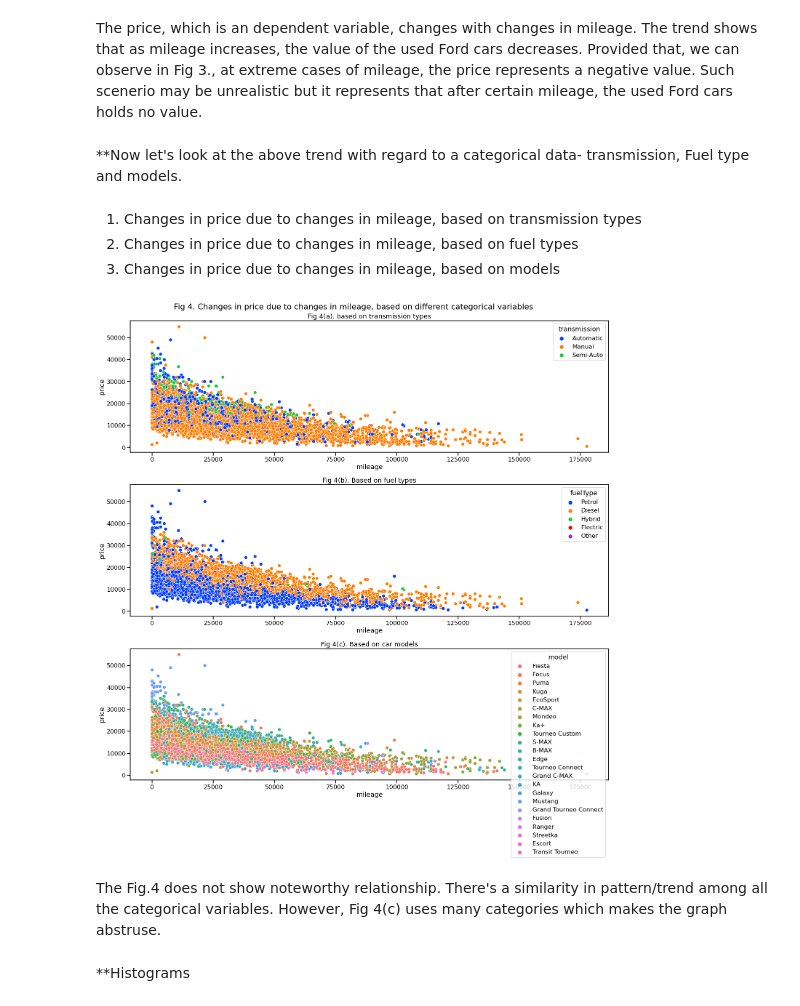
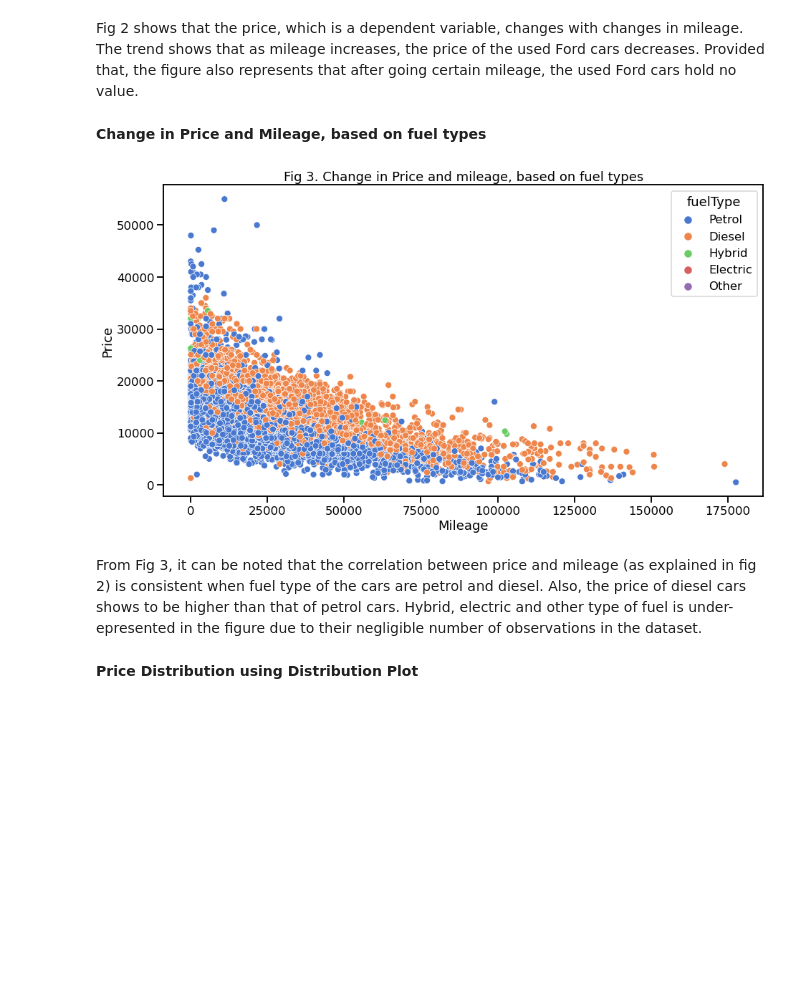
Before and after one commit to nuzhat-masud/ford_used_cars_analysis, a Jupyter notebook: ford_used_cars_EDA.ipynb, the cells around one changed output. Cells and saved outputs as stored; diff of their text form; code cells hidden in the pictures; blank space fills up the shorter version.

```diff
--- a/ford_used_cars_EDA.ipynb
+++ b/ford_used_cars_EDA.ipynb
@@ -179,38 +201,24 @@ plt.show()
 # %% [markdown]
-The price, which is an dependent variable, changes with changes in mileage. The trend shows that as mileage increases, the value of the used Ford cars decreases. Provided that, we can observe in Fig 3., at extreme cases of mileage, the price represents a negative value. Such scenerio may be unrealistic but it represents that after certain  mileage, the used Ford cars holds no value.
+Fig 2 shows that the price, which is a dependent variable, changes with changes in mileage. The trend shows that as mileage increases, the price of the used Ford cars decreases. Provided that, the figure also represents that after going certain mileage, the used Ford cars hold no value.
-# %% [markdown]
-**Now let's look at the above trend with regard to a categorical data- transmission, Fuel type and models.
 # %% [markdown]
-1. Changes in price due to changes in mileage, based on transmission types
-2. Changes in price due to changes in mileage, based on fuel types
-3. Changes in price due to changes in mileage, based on models
+**Change in Price and Mileage, based on fuel types**
 # %%
-sns.set_palette("bright")
-plt.figure(figsize=(20,22))
+sns.set_palette("muted")
+plt.figure(figsize=(15,8))
 
-# Subplots: 3 rows, 1 columns, 3 figures (positioned as 1, 2, 3)
 # hue is used to add categorical data into the analysis
 
-plt.subplot(3,1,1) # (1st row, 1st column)
-sns.scatterplot(x='mileage', y='price', data=df, hue='transmission')
-plt.title("Fig 4(a). based on transmission types")
+sns.scatterplot(x='mileage', y='price', data=df, hue='fuelType')
 
-plt.subplot(3,1,2) # (1st row, 2nd column)
-sns.scatterplot(x='mileage', y='price', data=df, hue='fuelType')
-plt.title("Fig 4(b). Based on fuel types")
+plt.title("Fig 3. Change in Price and mileage, based on fuel types")
+plt.xlabel("Mileage")
+plt.ylabel("Price")
 
-plt.subplot(3,1,3) # (1st row, 3rd column)
-sns.scatterplot(x='mileage', y='price', data=df, hue='model')
-plt.title("Fig 4(c). Based on car models")
-
-plt.suptitle("Fig 4. Changes in price due to changes in mileage, based on different categorical variables")
-
-plt.tight_layout()
 plt.show()
 # %% [output]
-[figure, old version]
+[figure, new version]
 # %% [markdown]
-The Fig.4 does not show noteworthy relationship. There's a similarity in pattern/trend among all the categorical variables. However, Fig 4(c) uses many categories which makes the graph abstruse.
+From Fig 3, it can be noted that the correlation between price and mileage (as explained in fig 2) is consistent when fuel type of the cars are petrol and diesel. Also, the price of diesel cars shows to be higher than that of petrol cars. Hybrid, electric and other type of fuel is under-epresented in the figure due to their negligible number of observations in the dataset.
 # %% [markdown]
-**Histograms
+**Price Distribution using Distribution Plot**
 # %%
```
Also changed, not shown: parts of 36 cells of this notebook.
